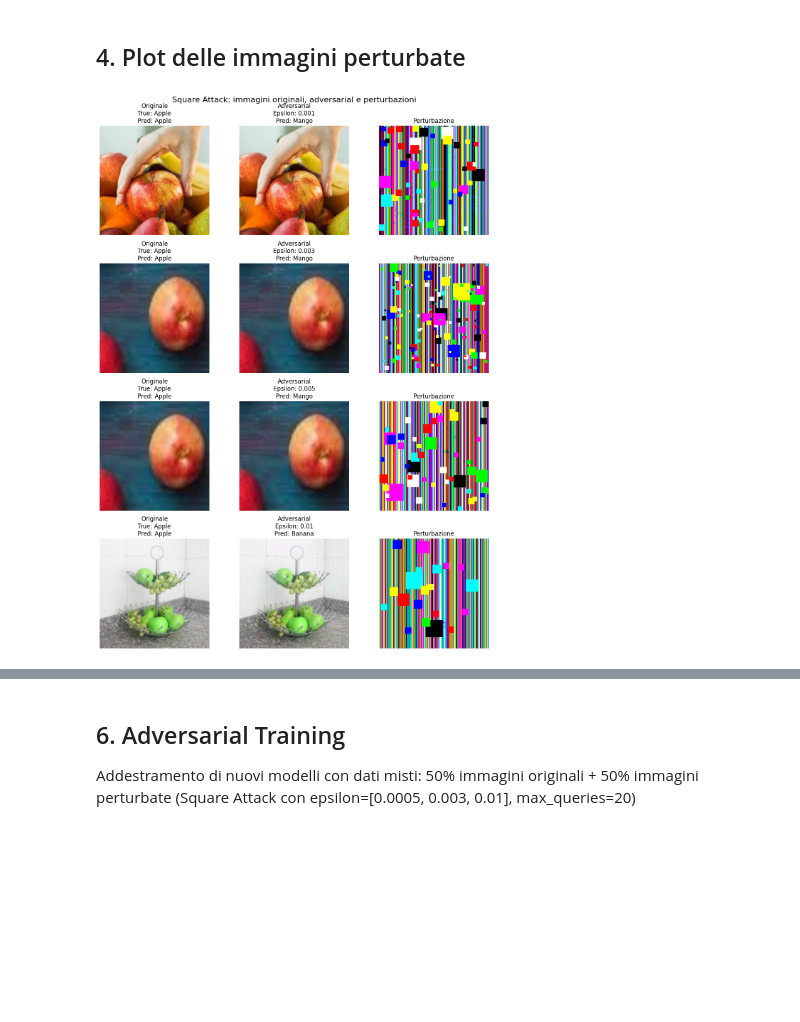
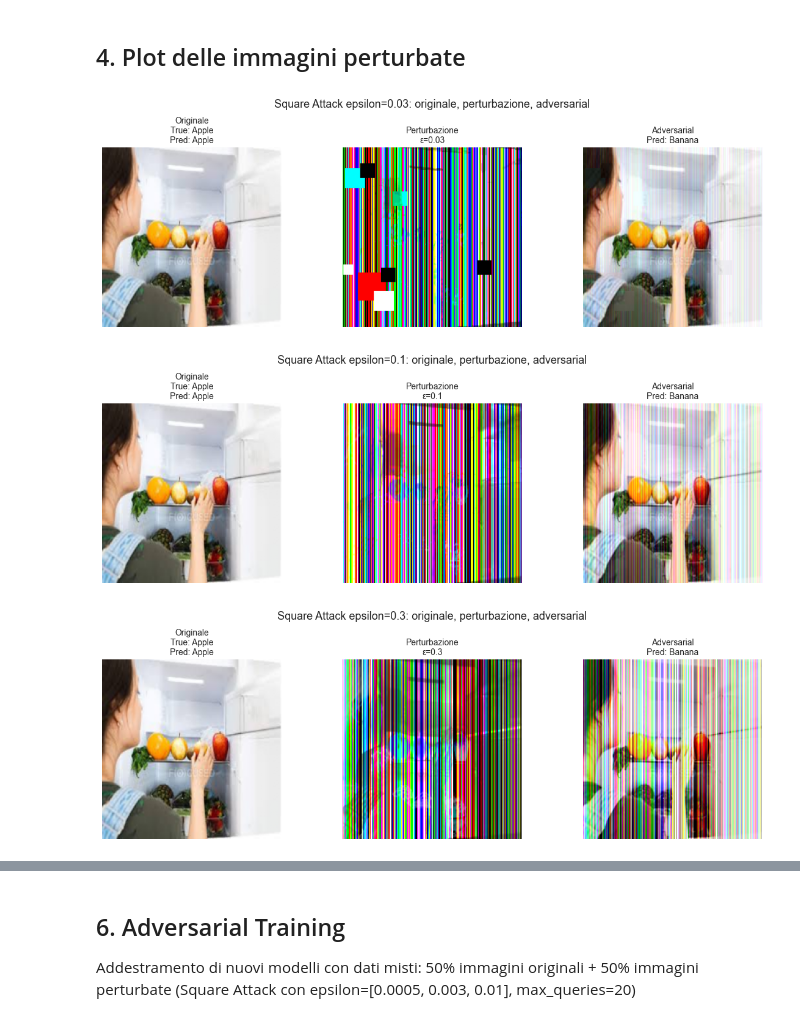
Before and after one commit to imanexoxo/Thesis_AML, a Jupyter notebook: notebooks/07_square_attacks.ipynb, the cells around one changed output, grey strips where cells are left out. Cells and saved outputs as stored; diff of their text form; code cells hidden in the pictures; blank space fills up the shorter version.

Commit message:
Modifiche square attack - I

```diff
--- a/notebooks/07_square_attacks.ipynb
+++ b/notebooks/07_square_attacks.ipynb
@@ -246,7 +246,7 @@ Metriche:
 - numero medio di query usate
 - tempo di esecuzione
 # %%
-epsilon_values = [0.0005, 0.001, 0.003, 0.005, 0.01]
+epsilon_values = [0.01, 0.03, 0.1, 0.2, 0.3]
 
 max_queries = 500
 p_init = 0.05
@@ -410,53 +410,75 @@ Tempo: 52.41 secondi
 # %% [markdown]
 ## 4. Plot delle immagini perturbate
 # %%
-num_examples = len(square_examples_store)
+epsilon_to_plot = [0.03, 0.1, 0.3]
 
-fig, axes = plt.subplots(
-    num_examples,
-    3,
-    figsize=(12, 4 * num_examples)
-)
+for epsilon in epsilon_to_plot:
 
-if num_examples == 1:
-    axes = np.expand_dims(axes, axis=0)
-
-for row_idx, epsilon in enumerate(square_examples_store.keys()):
+    if epsilon not in square_examples_store:
+        print(f"Nessun esempio trovato per epsilon={epsilon}, saltato")
+        continue
 
     example = square_examples_store[epsilon]
 
     img_original = example["img_original"].permute(1, 2, 0).numpy()
+    img_original = np.clip(img_original, 0, 1)
+
     img_adv = example["img_adv"].permute(1, 2, 0).numpy()
+    img_adv = np.clip(img_adv, 0, 1)
+
     perturbation = example["perturbation"].permute(1, 2, 0).numpy()
+
+    # per visualizzare la perturbazione come immagine RGB:
+    # -epsilon diventa 0 (nero), 0 diventa 0.5 (grigio), +epsilon diventa 1 (bianco)
+    perturbation_plot = perturbation / epsilon
+    perturbation_plot = (perturbation_plot + 1) / 2
+    perturbation_plot = np.clip(perturbation_plot, 0, 1)
 
     true_label = class_names[example["true_label"]]
     clean_pred = class_names[example["clean_pred"]]
     adv_pred = class_names[example["adv_pred"]]
 
-    perturbation_visible = perturbation - perturbation.min()
-    perturbation_visible = perturbation_visible / perturbation_visible.max()
+    fig, axes = plt.subplots(1, 3, figsize=(12, 4))
 
-    axes[row_idx, 0].imshow(img_original)
-    axes[row_idx, 0].set_title(
-        f"Originale\nTrue: {true_label}\nPred: {clean_pred}"
+    axes[0].imshow(img_original)
+    axes[0].set_title(
+        f"Originale\nTrue: {true_label}\nPred: {clean_pred}",
+        fontsize=10
     )
-    axes[row_idx, 0].axis("off")
+    axes[0].axis('off')
 
-    axes[row_idx, 1].imshow(img_adv)
-    axes[row_idx, 1].set_title(
-        f"Adversarial\nEpsilon: {epsilon}\nPred: {adv_pred}"
+    axes[1].imshow(perturbation_plot)
+    axes[1].set_title(
+        f"Perturbazione\nε={epsilon}",
+        fontsize=10
     )
-    axes[row_idx, 1].axis("off")
+    axes[1].axis('off')
 
-    axes[row_idx, 2].imshow(perturbation_visible)
-    axes[row_idx, 2].set_title("Perturbazione")
-    axes[row_idx, 2].axis("off")
+    axes[2].imshow(img_adv)
+    axes[2].set_title(
+        f"Adversarial\nPred: {adv_pred}",
+        fontsize=10
+    )
+    axes[2].axis('off')
 
-plt.suptitle("Square Attack: immagini originali, adversarial e perturbazioni", fontsize=16)
-plt.tight_layout()
-plt.show()
+    plt.suptitle(
+        f"Square Attack epsilon={epsilon}: originale, perturbazione, adversarial",
+        fontsize=13
+    )
+
+    plt.tight_layout()
+
+    plt.savefig(
+        results_path / f"Square_examples_epsilon_{epsilon}.png",
+        dpi=120,
+        bbox_inches='tight'
+    )
+
+    plt.show()
 # %% [output]
-[figure, old version]
+[figure, new version]
+[figure, added]
+[figure, added]
 # %%
 square_results_df = pd.DataFrame(square_results)
 
```
Also changed, not shown: parts of 4 cells of this notebook, 19 other files.
